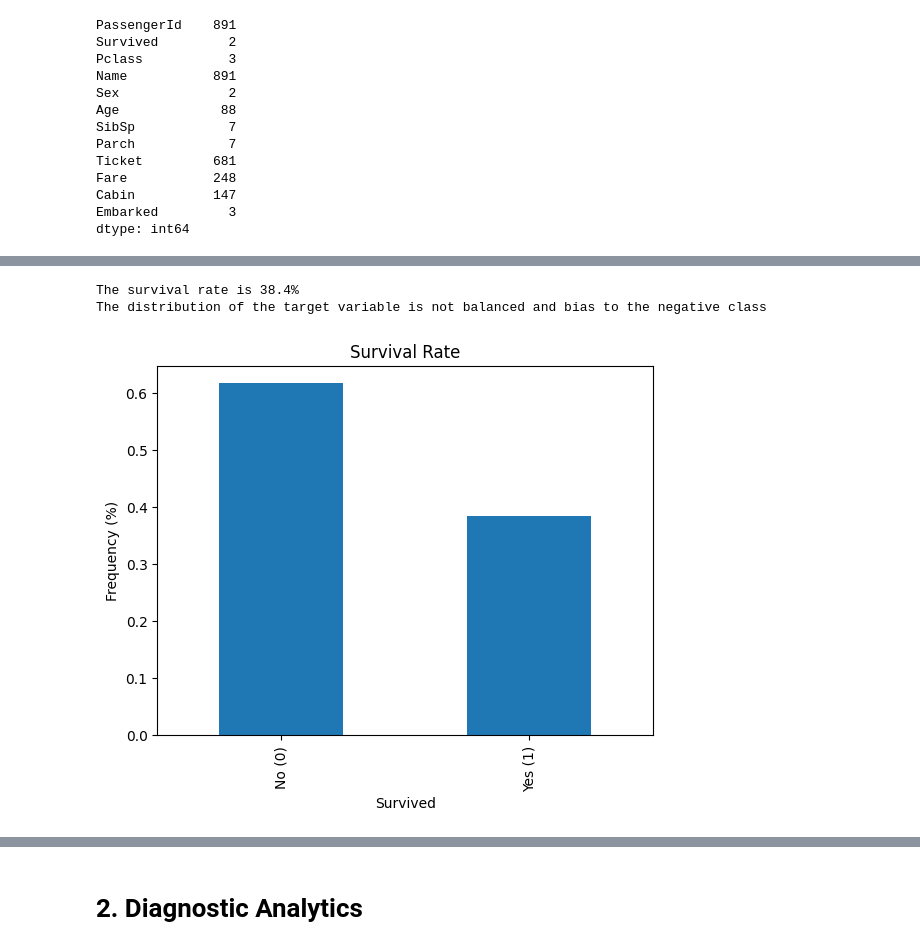
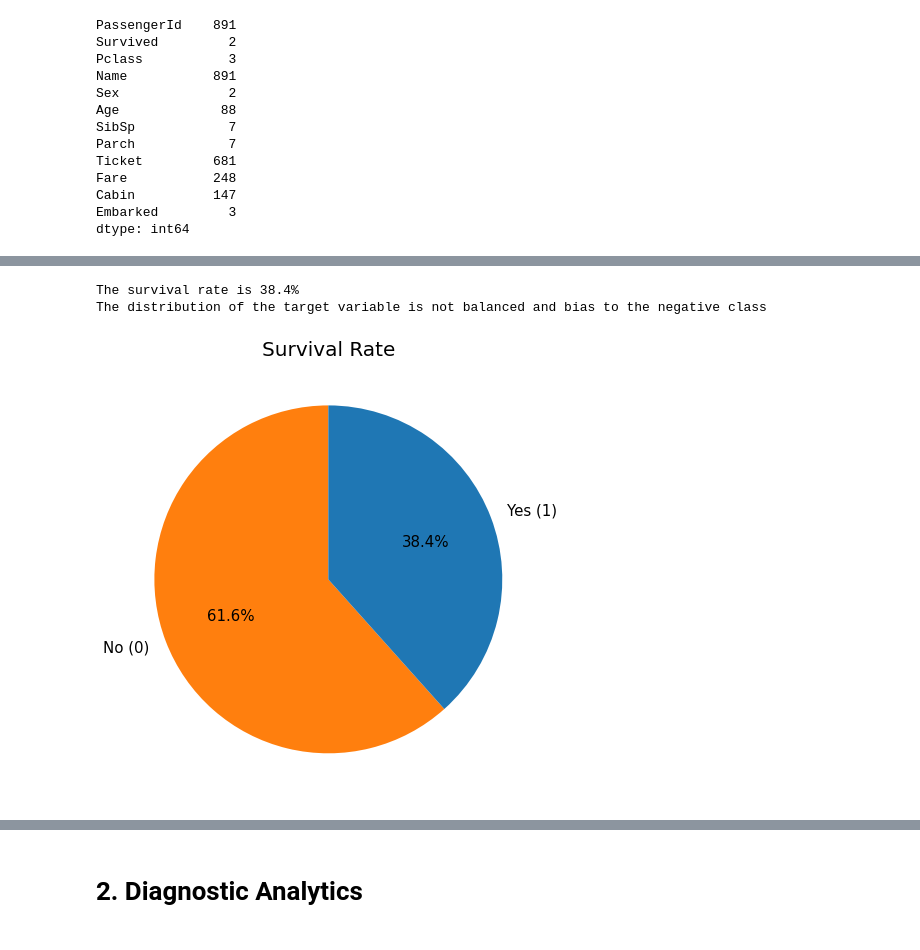
Before and after one commit to haison19952013/Personal-Data-Science-Projects, a Jupyter notebook: Titanic Survival Prediction/data_analysis.ipynb, the cells around one changed output, grey strips where cells are left out. Cells and saved outputs as stored; diff of their text form; code cells hidden in the pictures.

```diff
--- a/Titanic Survival Prediction/data_analysis.ipynb
+++ b/Titanic Survival Prediction/data_analysis.ipynb
@@ -19,8 +19,10 @@ from sklearn.linear_model import SGDClassifier,  LogisticRegression # type: igno
 from sklearn.svm import LinearSVC, SVC # type: ignore
 from sklearn.neighbors import KNeighborsClassifier # type: ignore
 from sklearn.ensemble import GradientBoostingClassifier, RandomForestClassifier # type: ignore
-from scipy.stats import uniform, randint # type: ignore
+from scipy.stats import loguniform, uniform, randint # type: ignore
 import shap # type: ignore
+plt.rcParams['figure.facecolor'] = 'white'
+plt.rcParams.update({'font.size': 22})
 shap.initjs()
 seed = 42
 # %% [output]
@@ -75,10 +92,15 @@ def wrangle(path = 'data/train.csv'):
     for column in df.columns:
         if df[column].dtype == 'int64':
             df[column] = df[column].astype(float)
+    # Rather than using age, we can use age groups
+    age_bins= [0,14,24,64,2000]
+    age_labels = ['Children','Youth','Adults','Seniors']
+    df['Age'] = pd.cut(df['Age'], bins= age_bins, labels=age_labels, right=False).astype(str)
+    df['Age'].replace({'nan': 'Unknown'}, inplace = True)
     cat_features = df.drop(columns = 'Survived').select_dtypes(include = 'object').columns.tolist()
     num_features = df.drop(columns = 'Survived').select_dtypes(include = 'float').columns.tolist()
     for feature in cat_features: # Fill nan-values of num features by using median
-        df[feature].fillna(value ='Others', inplace = True)
+        df[feature].fillna(value ='Unknown', inplace = True)
     for feature in num_features: # Fill nan-values of cat features by using 'others'
         df[feature].fillna(value = df[feature].median(), inplace = True)
     return df
@@ -104,14 +133,13 @@ memory usage: 55.8+ KB
 # %%
+fig, ax = plt.subplots(figsize = (8, 8))
 survival_rate = train_data.Survived.value_counts(normalize = True)
-survival_rate.plot(kind='bar')
-plt.xlabel('Survived')
-plt.ylabel('Frequency (%)')
-plt.xticks([0, 1], ['No (0)', 'Yes (1)'])
-plt.title('Survival Rate');
+survival_rate.plot(kind='pie', autopct='%1.1f%%', ax=ax, startangle=90, fontsize=15, colors = ['tab:orange', 'tab:blue'] , labels = ['No (0)', 'Yes (1)'])
+plt.title('Survival Rate', fontsize=20)
+plt.ylabel('')
 print(f'The survival rate is {100 * survival_rate[1].round(3)}%')
 print('The distribution of the target variable is not balanced and bias to the negative class')
 # %% [output]
 The survival rate is 38.4%
 The distribution of the target variable is not balanced and bias to the negative class
-[figure, old version]
+[figure, new version]
 # %%
```
Also changed, not shown: parts of 49 cells of this notebook, 4 other files.
